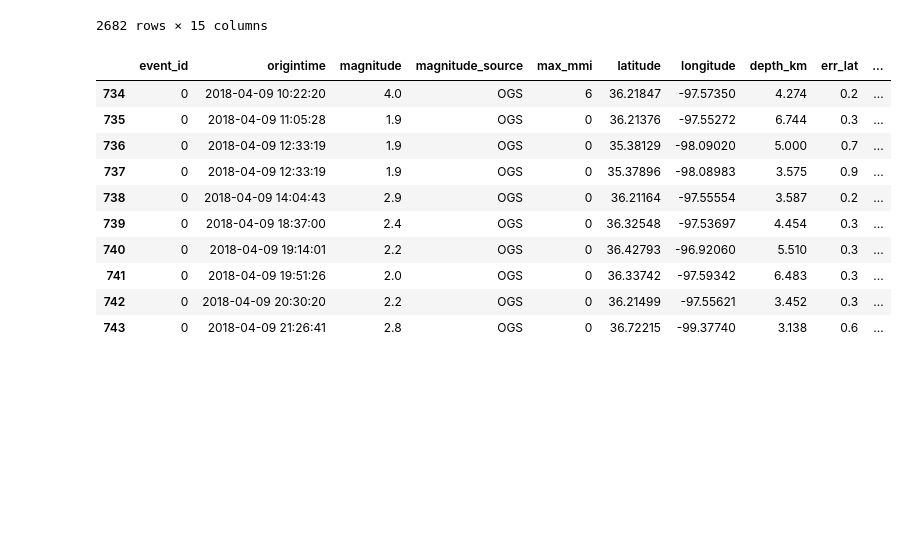
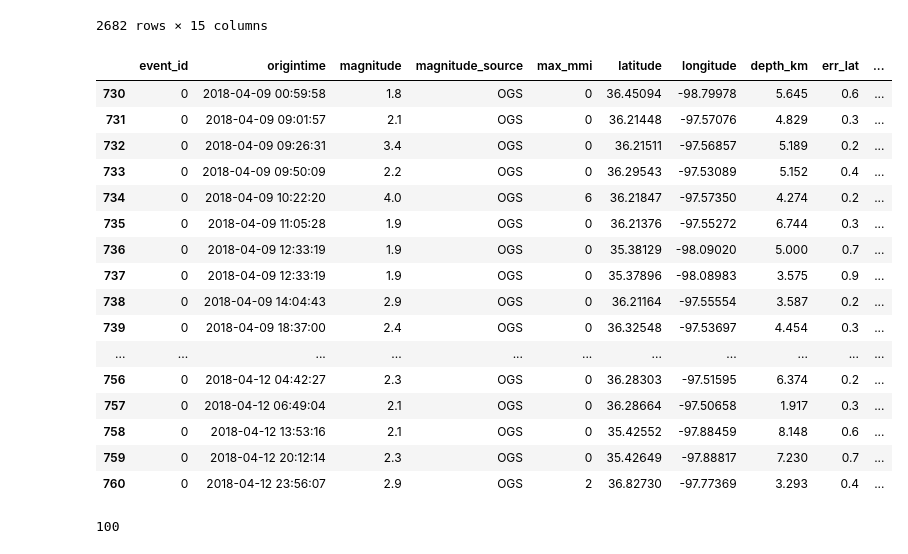
Before and after one commit to JulesssG/ml-project2, a Jupyter notebook: notebooks/First-touch.ipynb, the cells around one changed output. Drawn from its saved outputs; the diff is of its cells as text; code cells hidden in the pictures; blank space fills up the shorter version.

Commit message:
Extract data from first train set

```diff
--- a/notebooks/First-touch.ipynb
+++ b/notebooks/First-touch.ipynb
@@ -27,16 +31,30 @@ df
 | 2681 | 4229 | 2018-12-31 22:35:03 | 2.3 | OGS | None | 35.941667 | -96.729833 | 6.180 | 0.21 | ... |
 2682 rows × 15 columns
 # %%
-df[(df["origintime"] >= "2018-04-09 10:00:00") & (df["origintime"] <= "2018-04-10 10:00:00")]
+first_y = df[(df["origintime"] >= "2018-04-09 00:00:00") & (df["origintime"] <= "2018-04-13 00:00:00")]
-# %% [output]
-|  | event_id | origintime | magnitude | magnitude_source | max_mmi | latitude | longitude | depth_km | err_lat | ... |
-| 734 | 0 | 2018-04-09 10:22:20 | 4.0 | OGS | 6 | 36.21847 | -97.57350 | 4.274 | 0.2 | ... |
-| 735 | 0 | 2018-04-09 11:05:28 | 1.9 | OGS | 0 | 36.21376 | -97.55272 | 6.744 | 0.3 | ... |
-| 736 | 0 | 2018-04-09 12:33:19 | 1.9 | OGS | 0 | 35.38129 | -98.09020 | 5.000 | 0.7 | ... |
-| 737 | 0 | 2018-04-09 12:33:19 | 1.9 | OGS | 0 | 35.37896 | -98.08983 | 3.575 | 0.9 | ... |
-| 738 | 0 | 2018-04-09 14:04:43 | 2.9 | OGS | 0 | 36.21164 | -97.55554 | 3.587 | 0.2 | ... |
-| 739 | 0 | 2018-04-09 18:37:00 | 2.4 | OGS | 0 | 36.32548 | -97.53697 | 4.454 | 0.3 | ... |
-| 740 | 0 | 2018-04-09 19:14:01 | 2.2 | OGS | 0 | 36.42793 | -96.92060 | 5.510 | 0.3 | ... |
-| 741 | 0 | 2018-04-09 19:51:26 | 2.0 | OGS | 0 | 36.33742 | -97.59342 | 6.483 | 0.3 | ... |
-| 742 | 0 | 2018-04-09 20:30:20 | 2.2 | OGS | 0 | 36.21499 | -97.55621 | 3.452 | 0.3 | ... |
-| 743 | 0 | 2018-04-09 21:26:41 | 2.8 | OGS | 0 | 36.72215 | -99.37740 | 3.138 | 0.6 | ... |
+# %%
+first_y
+# %% [output]
+|  | event_id | origintime | magnitude | magnitude_source | max_mmi | latitude | longitude | depth_km | err_lat | ... |
+| 730 | 0 | 2018-04-09 00:59:58 | 1.8 | OGS | 0 | 36.45094 | -98.79978 | 5.645 | 0.6 | ... |
+| 731 | 0 | 2018-04-09 09:01:57 | 2.1 | OGS | 0 | 36.21448 | -97.57076 | 4.829 | 0.3 | ... |
+| 732 | 0 | 2018-04-09 09:26:31 | 3.4 | OGS | 0 | 36.21511 | -97.56857 | 5.189 | 0.2 | ... |
+| 733 | 0 | 2018-04-09 09:50:09 | 2.2 | OGS | 0 | 36.29543 | -97.53089 | 5.152 | 0.4 | ... |
+| 734 | 0 | 2018-04-09 10:22:20 | 4.0 | OGS | 6 | 36.21847 | -97.57350 | 4.274 | 0.2 | ... |
+| 735 | 0 | 2018-04-09 11:05:28 | 1.9 | OGS | 0 | 36.21376 | -97.55272 | 6.744 | 0.3 | ... |
+| 736 | 0 | 2018-04-09 12:33:19 | 1.9 | OGS | 0 | 35.38129 | -98.09020 | 5.000 | 0.7 | ... |
+| 737 | 0 | 2018-04-09 12:33:19 | 1.9 | OGS | 0 | 35.37896 | -98.08983 | 3.575 | 0.9 | ... |
+| 738 | 0 | 2018-04-09 14:04:43 | 2.9 | OGS | 0 | 36.21164 | -97.55554 | 3.587 | 0.2 | ... |
+| 739 | 0 | 2018-04-09 18:37:00 | 2.4 | OGS | 0 | 36.32548 | -97.53697 | 4.454 | 0.3 | ... |
+| ... | ... | ... | ... | ... | ... | ... | ... | ... | ... | ... |
+| 756 | 0 | 2018-04-12 04:42:27 | 2.3 | OGS | 0 | 36.28303 | -97.51595 | 6.374 | 0.2 | ... |
+| 757 | 0 | 2018-04-12 06:49:04 | 2.1 | OGS | 0 | 36.28664 | -97.50658 | 1.917 | 0.3 | ... |
+| 758 | 0 | 2018-04-12 13:53:16 | 2.1 | OGS | 0 | 35.42552 | -97.88459 | 8.148 | 0.6 | ... |
+| 759 | 0 | 2018-04-12 20:12:14 | 2.3 | OGS | 0 | 35.42649 | -97.88817 | 7.230 | 0.7 | ... |
+| 760 | 0 | 2018-04-12 23:56:07 | 2.9 | OGS | 2 | 36.82730 | -97.77369 | 3.293 | 0.4 | ... |
+# %%
+sps = pd.read_csv('../processed-data/first-train.slist', sep='\t', nrows=0).columns[0].split(', ')[SPS_INDEX]
+sps = int(re.findall(r'\d+', sps)[0])
+sps
+# %% [output]
+100
```
Also changed, not shown: parts of 7 cells of this notebook.
